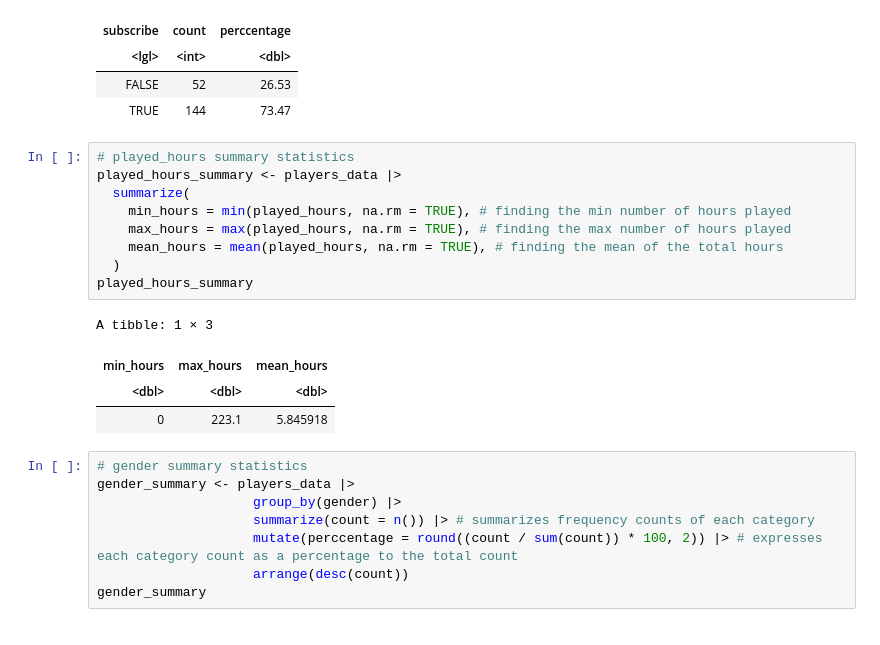
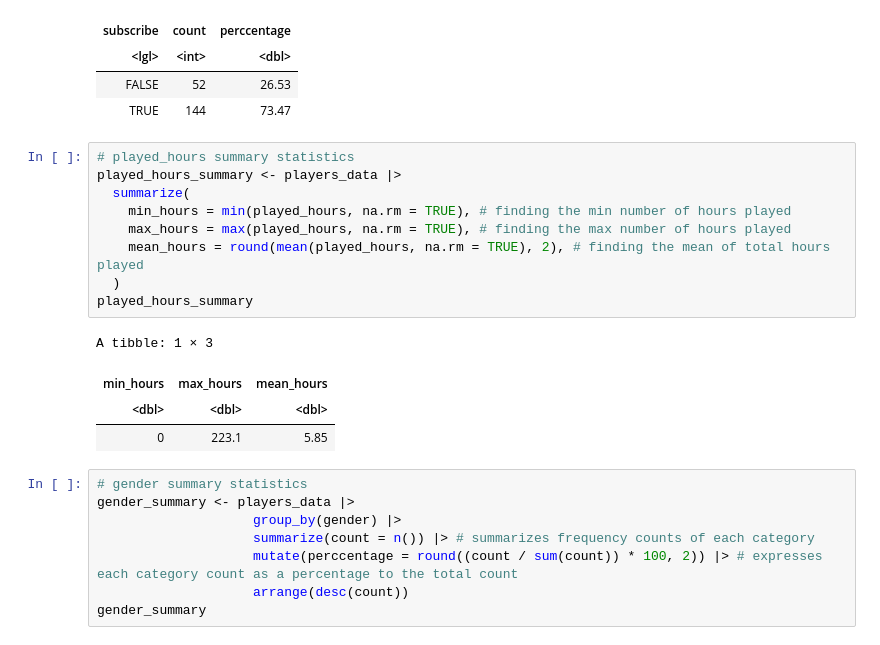
Before and after one commit to angelicaa-p/project_final_report_group, a Jupyter notebook: project_planning_stage_individual.ipynb, the cells around one changed output. Drawn from its saved outputs; the diff is of its cells as text.

Commit message:
rounded mean values for played_hours and Age variables of players.csv

```diff
--- a/project_planning_stage_individual.ipynb
+++ b/project_planning_stage_individual.ipynb
@@ -176,17 +177,17 @@ A tibble: 2 × 3
 # %%
 # played_hours summary statistics
 played_hours_summary <- players_data |>
   summarize(
     min_hours = min(played_hours, na.rm = TRUE), # finding the min number of hours played
     max_hours = max(played_hours, na.rm = TRUE), # finding the max number of hours played
-    mean_hours = mean(played_hours, na.rm = TRUE), # finding the mean of the total hours
+    mean_hours = round(mean(played_hours, na.rm = TRUE), 2), # finding the mean of total hours played
   )
 played_hours_summary
 # %% [output]
 A tibble: 1 × 3
 | min_hours | max_hours | mean_hours |
 | <dbl> | <dbl> | <dbl> |
-| 0 | 223.1 | 5.845918 |
+| 0 | 223.1 | 5.85 |
 # %%
 # gender summary statistics
 gender_summary <- players_data |>
```
Also changed, not shown: parts of 4 cells of this notebook.
